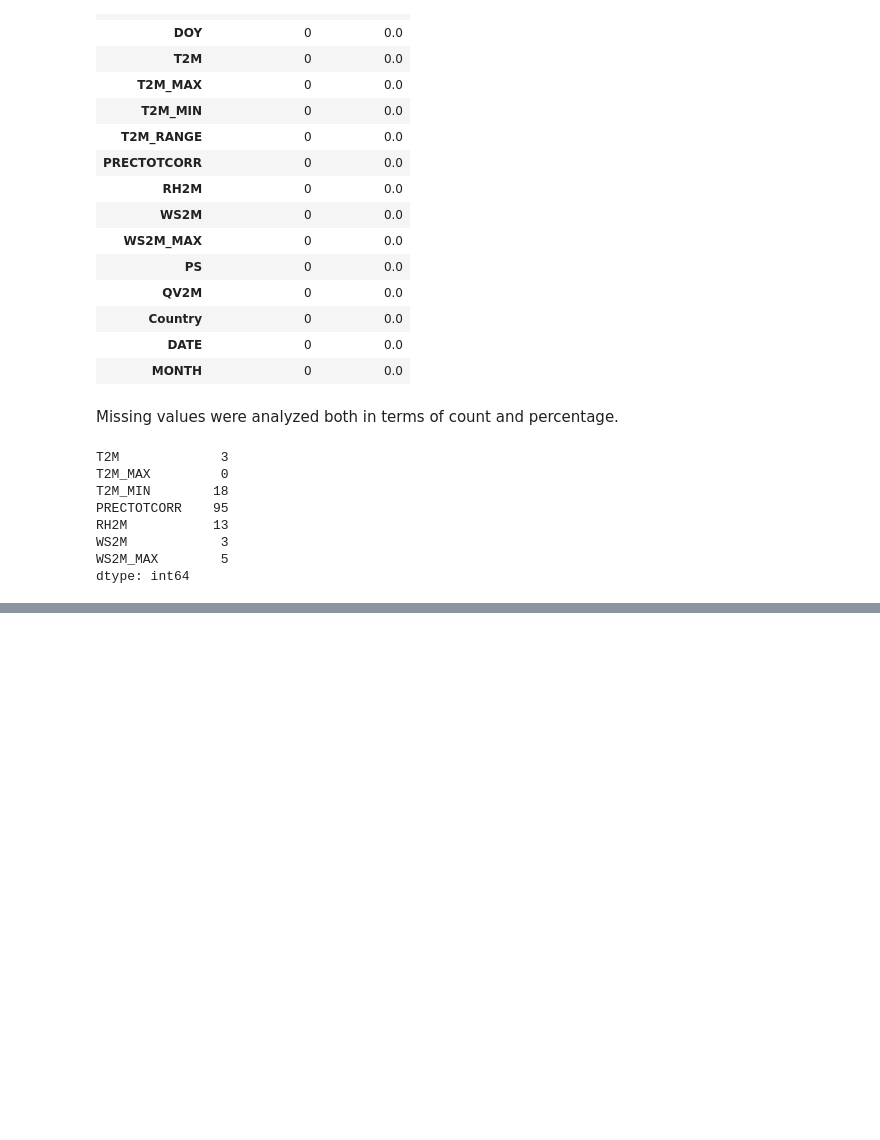
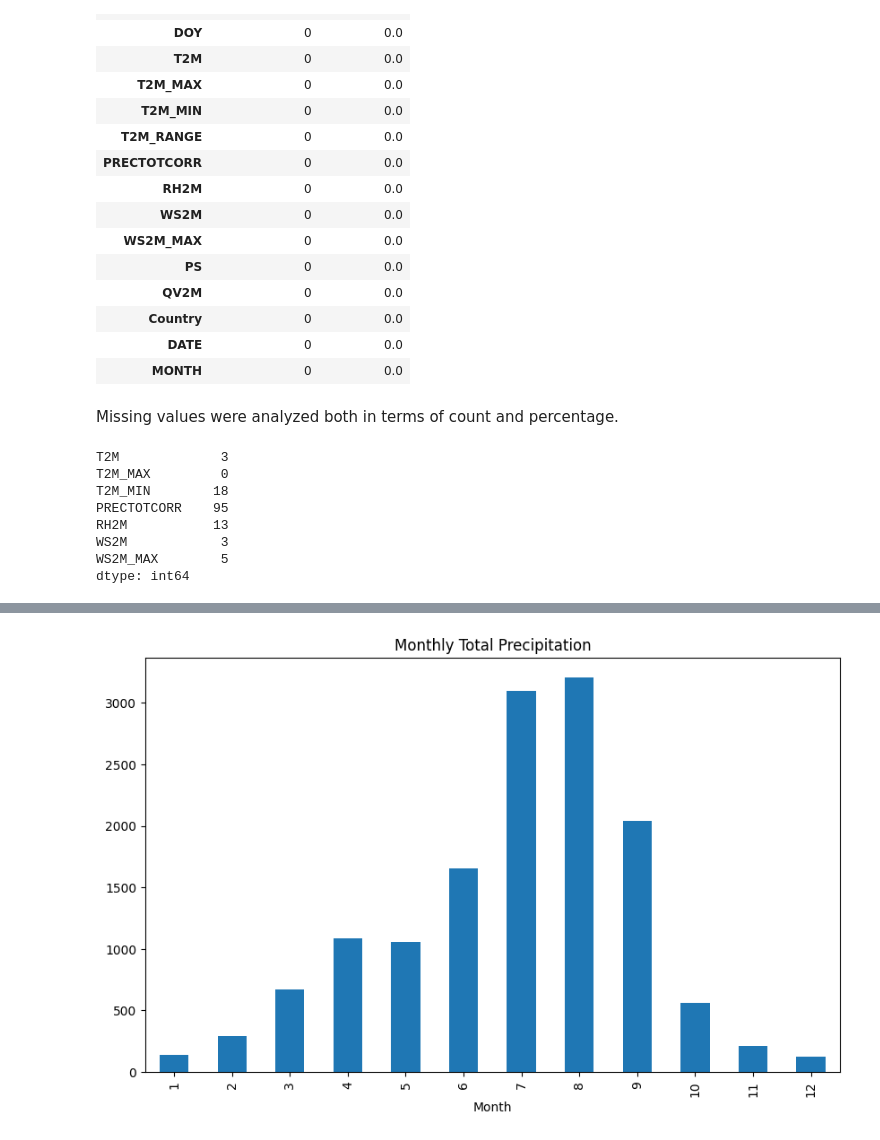
Before and after one commit to jfromsis/climate-challenge-week0, a Jupyter notebook: notebooks/ethiopia_eda.ipynb, the cells around one changed output, grey strips where cells are left out. Drawn from its saved outputs; the diff is of its cells as text; code cells hidden in the pictures; blank space fills up the shorter version.

```diff
--- a/notebooks/ethiopia_eda.ipynb
+++ b/notebooks/ethiopia_eda.ipynb
@@ -134,4 +134,12 @@ df = df[df.isna().mean(axis=1) < 0.3]
 df = df.ffill()
 # %%
 df.to_csv("../data/ethiopia_clean.csv", index=False)
+# %%
+# Ensure datetime exists
+if "DATE" not in df.columns:
+    df["DATE"] = pd.to_datetime(df["YEAR"] * 1000 + df["DOY"], format="%Y%j")
+
+# Ensure Month exists
+if "Month" not in df.columns:
+    df["Month"] = df["DATE"].dt.month
 # %%
@@ -146,0 +155,8 @@ KeyError: 'Month'
+# %%
+monthly_rain = df.groupby("Month")["PRECTOTCORR"].sum()
+
+monthly_rain.plot(kind="bar")
+plt.title("Monthly Total Precipitation")
+plt.show()
+# %% [output]
+[figure, added]
```
Also changed, not shown: parts of 8 cells of this notebook.
